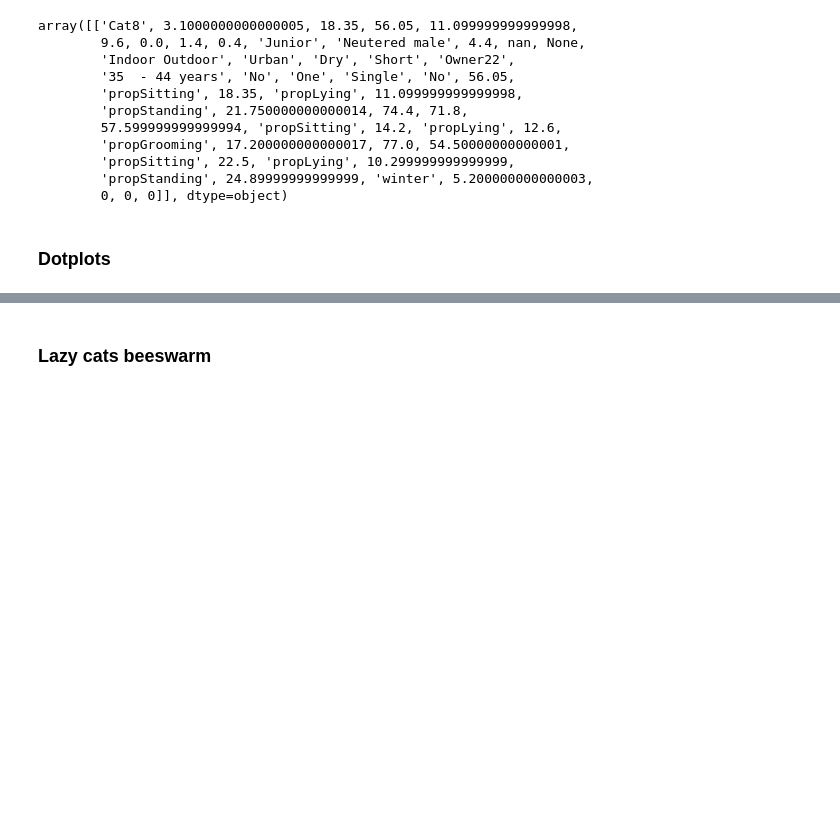
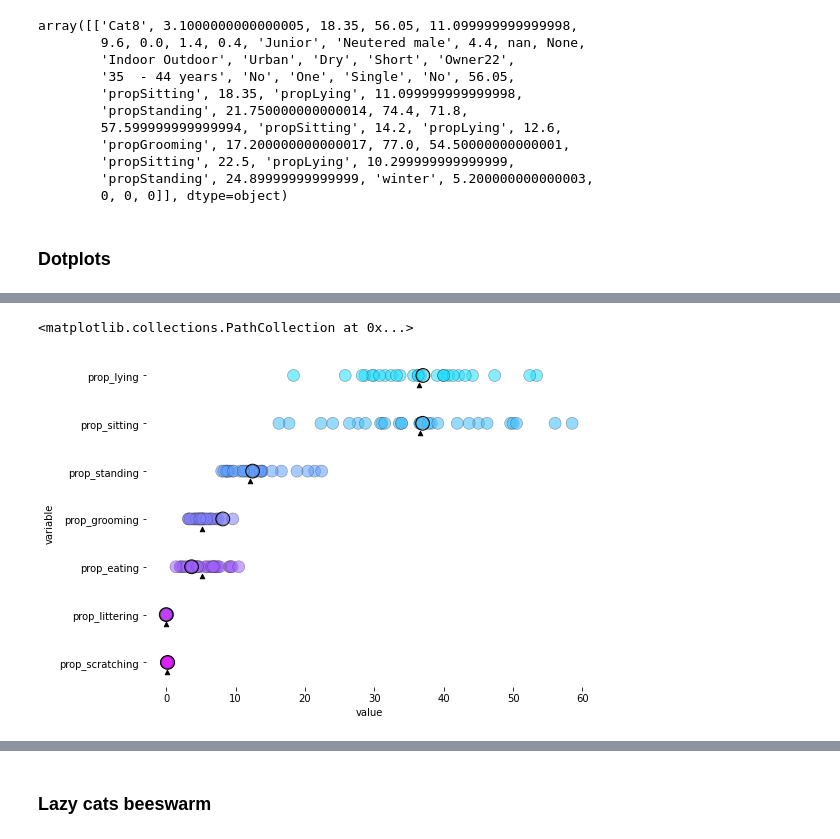
Before and after one commit to Lisa-Ho/d3-playground, a Jupyter notebook: src/components/lazy-cats/analysis/lazy-cats.ipynb, the cells around one changed output, grey strips where cells are left out. Cells and saved outputs as stored; diff of their text form; code cells hidden in the pictures; blank space fills up the shorter version.

Commit message:
continued exploration ++ export data as json

```diff
--- a/src/components/lazy-cats/analysis/lazy-cats.ipynb
+++ b/src/components/lazy-cats/analysis/lazy-cats.ipynb
@@ -133,4 +154,4 @@ def assign_name(gender):
         return next(male_iter, 'Unnamed_Male')
     else:
         return 'Unknown'
-df['Cat_name'] = df['Cat_Sex'].apply(assign_name)
+df['cat_name'] = df['cat_sex'].apply(assign_name)
@@ -293,0 +351,28 @@ array([['Cat8', 3.1000000000000005, 18.35, 56.05, 11.099999999999998,
+# %%
+cols_analysis = ['prop_lying', 'prop_sitting', 'prop_standing',
+       'prop_grooming', 'prop_eating', 'prop_littering',  'prop_scratching']
+df_long = pd.melt(
+    df, id_vars='cat_id',
+    value_vars=cols_analysis,
+    var_name='variable', value_name='value'
+)
+avg = df[cols_analysis].median().values
+lily = df[df["cat_name"]=="Lily"][cols_analysis]
+
+#plot -------------
+fig, ax = plt.subplots(figsize=(8,6))
+
+ax.scatter(avg, [i+0.2 for i in [0, 1, 2, 3, 4, 5, 6]], marker="^", color="black", s=20)
+sns.stripplot(
+    data=df_long, x="value", y='variable',
+    jitter=0, s=12, marker="o", linewidth=0.5, alpha=.55,
+    edgecolor="#333333", zorder=1, ax=ax, palette="cool"
+)
+for pos in ["top", "left", "right", "bottom"]:
+    ax.spines[pos].set_visible(False)
+
+
+ax.scatter(lily.values, [0, 1, 2, 3, 4, 5, 6], marker="o", color="None",s=190, edgecolor="black")
+# %% [output]
+<matplotlib.collections.PathCollection at 0x...>
+[figure, added]
```
Also changed, not shown: parts of 18 cells of this notebook, 2 other files.
